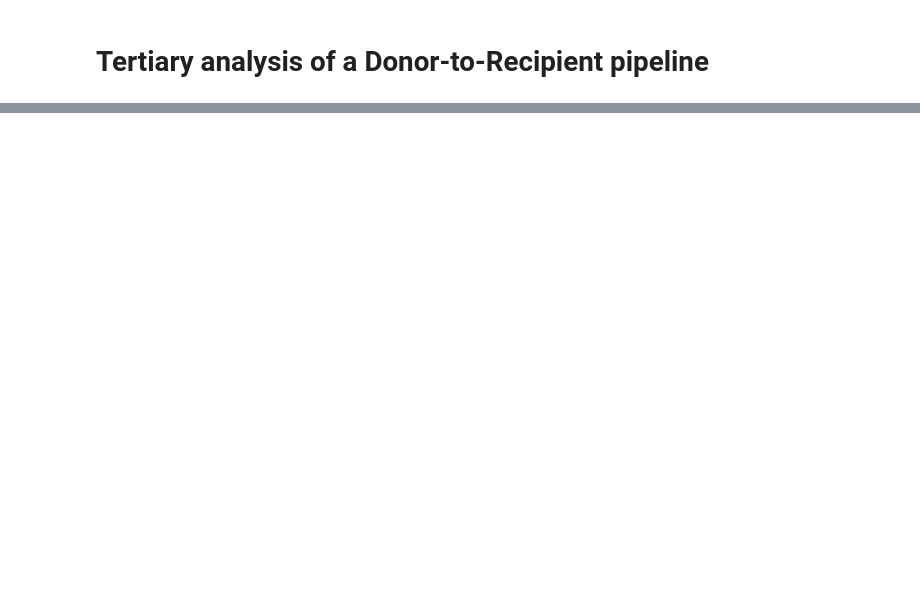
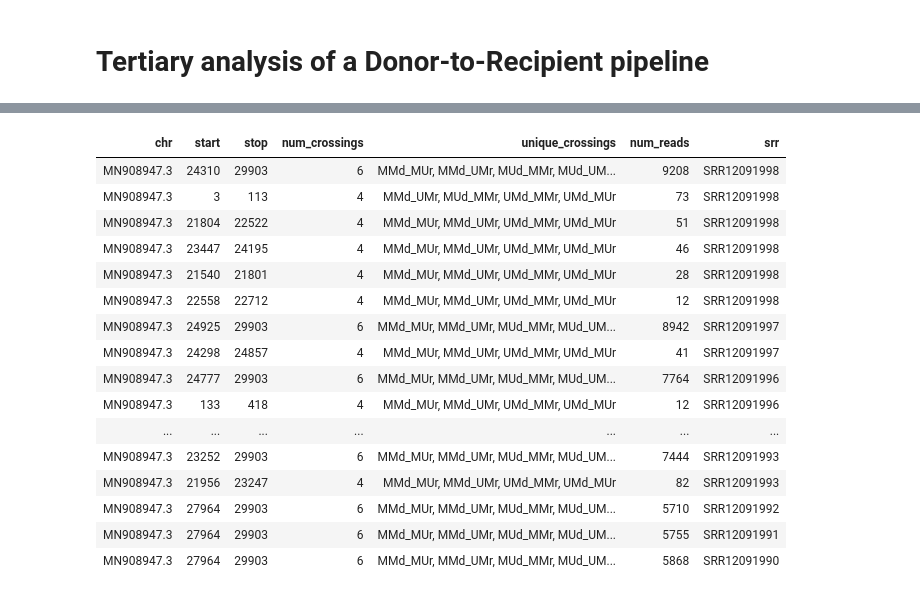
Before and after one commit to dformoso/wallaby, a Jupyter notebook: notebooks/multi_SRR-donor-to-recipient.ipynb, the cells around one changed output, grey strips where cells are left out. Cells and saved outputs as stored; diff of their text form; code cells hidden in the pictures; blank space fills up the shorter version.

Commit message:
limited the output to 6 crossings only

```diff
--- a/notebooks/multi_SRR-donor-to-recipient.ipynb
+++ b/notebooks/multi_SRR-donor-to-recipient.ipynb
@@ -13,2 +18,19 @@ donor_ref_genome <- "../../wallaby/data/ref_genomes/hpv/HPV16.fasta"
 recipient_ref_genome <- "../../wallaby/data/ref_genomes/human/USCS.hg38.fasta"
+# %%
+srr_names <- c("SRR11772358", "SRR11772359", "SRR11772360", "SRR11772361", "SRR11772362", "SRR11772363", "SRR11772364", "SRR11772365",
+"SRR11772366", "SRR11772367", "SRR11772368", "SRR11772369", "SRR11772370", "SRR11772371", "SRR11772372", "SRR11772373",
+"SRR11772374", "SRR11772375", "SRR11772376", "SRR11772377", "SRR11772378", "SRR11772379", "SRR11772380", "SRR11772381",
+"SRR11772382", "SRR11772383", "SRR11772384", "SRR11772385", "SRR11772386", "SRR11772387", "SRR11772388", "SRR11772389",
+"SRR11772390", "SRR11772391", "SRR11772392", "SRR11772393", "SRR11772394", "SRR12340057", "SRR12340058", "SRR12340059",
+"SRR12340060", "SRR12340061", "SRR12340062", "SRR12340063", "SRR12340064", "SRR12340065", "SRR12340066", "SRR12340067",
+"SRR12340068", "SRR12340069", "SRR12340070", "SRR12340071", "SRR12340072", "SRR12340073", "SRR12340074", "SRR12340075",
+"SRR12340076", "SRR12340077", "SRR12340078", "SRR12340079", "SRR12340080", "SRR12340081", "SRR12340082", "SRR12340083",
+"SRR12340084", "SRR12340085", "SRR12340086", "SRR12340087", "SRR12340088", "SRR12340089", "SRR12340090", "SRR12340091",
+"SRR12340092", "SRR12340093", "SRR12340094", "SRR12340095", "SRR12340096", "SRR12340097", "SRR12340098", "SRR12340099",
+"SRR12340100", "SRR12340101", "SRR12340102", "SRR12340103", "SRR12340104", "SRR12340105", "SRR12340106", "SRR12340107")
+donor_name <- "sars-cov-2"
+recipient_name <- "USCShg38"
+inputs_folder <- "../../wallaby/workflows/datasets/sars-cov-2-biopsies/"
+donor_ref_genome <- "../../wallaby/data/ref_genomes/sars-cov-2/wuhan-hu-1.fasta"
+recipient_ref_genome <- "../../wallaby/data/ref_genomes/human/USCS.hg38.fasta"
 # %%
@@ -137,5 +225,42 @@ summary_table <- function(srr = "number", granges, granges_labels, min_num_cross
     }
 }
+# %%
+srrs_list <- list()
+
+for (srr_name in srr_names){
+    srr_table <- summary_table(table_type = "donor", srr = srr_name, granges = srrs_donor[srr_name][[1]], names(srrs_donor[srr_name][[1]]), min_num_crossings = 4, min_num_reads = 10)
+    srr_table$srr_name <- srr_name
+    srrs_list[[srr_name]] <- srr_table
+}
+
+srrs_table = do.call(rbind, c(srrs_list, fill=TRUE))
+srrs_table <- srrs_table[, !"srr_name"]
+# %%
+srrs_table %>%
+kable("html") %>%
+    kable_styling(bootstrap_options = "striped", full_width = F, position = "left") %>%
+    kable_paper(full_width = F) %>%
+    column_spec(7, width = "30em", width_max = "30em") %>%
+    as.character() %>%
+    display_html()
+# %% [output]
+| chr | start | stop | num_crossings | unique_crossings | num_reads | srr |
+| MN908947.3 | 24310 | 29903 | 6 | MMd_MUr, MMd_UMr, MUd_MMr, MUd_UM... | 9208 | SRR12091998 |
+| MN908947.3 | 3 | 113 | 4 | MMd_UMr, MUd_MMr, UMd_MMr, UMd_MUr | 73 | SRR12091998 |
+| MN908947.3 | 21804 | 22522 | 4 | MMd_MUr, MMd_UMr, UMd_MMr, UMd_MUr | 51 | SRR12091998 |
+| MN908947.3 | 23447 | 24195 | 4 | MMd_MUr, MMd_UMr, UMd_MMr, UMd_MUr | 46 | SRR12091998 |
+| MN908947.3 | 21540 | 21801 | 4 | MMd_MUr, MMd_UMr, UMd_MMr, UMd_MUr | 28 | SRR12091998 |
+| MN908947.3 | 22558 | 22712 | 4 | MMd_MUr, MMd_UMr, UMd_MMr, UMd_MUr | 12 | SRR12091998 |
+| MN908947.3 | 24925 | 29903 | 6 | MMd_MUr, MMd_UMr, MUd_MMr, MUd_UM... | 8942 | SRR12091997 |
+| MN908947.3 | 24298 | 24857 | 4 | MMd_MUr, MMd_UMr, UMd_MMr, UMd_MUr | 41 | SRR12091997 |
+| MN908947.3 | 24777 | 29903 | 6 | MMd_MUr, MMd_UMr, MUd_MMr, MUd_UM... | 7764 | SRR12091996 |
+| MN908947.3 | 133 | 418 | 4 | MMd_MUr, MMd_UMr, UMd_MMr, UMd_MUr | 12 | SRR12091996 |
+| ... | ... | ... | ... | ... | ... | ... |
+| MN908947.3 | 23252 | 29903 | 6 | MMd_MUr, MMd_UMr, MUd_MMr, MUd_UM... | 7444 | SRR12091993 |
+| MN908947.3 | 21956 | 23247 | 4 | MMd_MUr, MMd_UMr, UMd_MMr, UMd_MUr | 82 | SRR12091993 |
+| MN908947.3 | 27964 | 29903 | 6 | MMd_MUr, MMd_UMr, MUd_MMr, MUd_UM... | 5710 | SRR12091992 |
+| MN908947.3 | 27964 | 29903 | 6 | MMd_MUr, MMd_UMr, MUd_MMr, MUd_UM... | 5755 | SRR12091991 |
+| MN908947.3 | 27964 | 29903 | 6 | MMd_MUr, MMd_UMr, MUd_MMr, MUd_UM... | 5868 | SRR12091990 |
 # %%
 srrs_list <- list()
 
```
Also changed, not shown: parts of 12 cells of this notebook, 9 other files.
